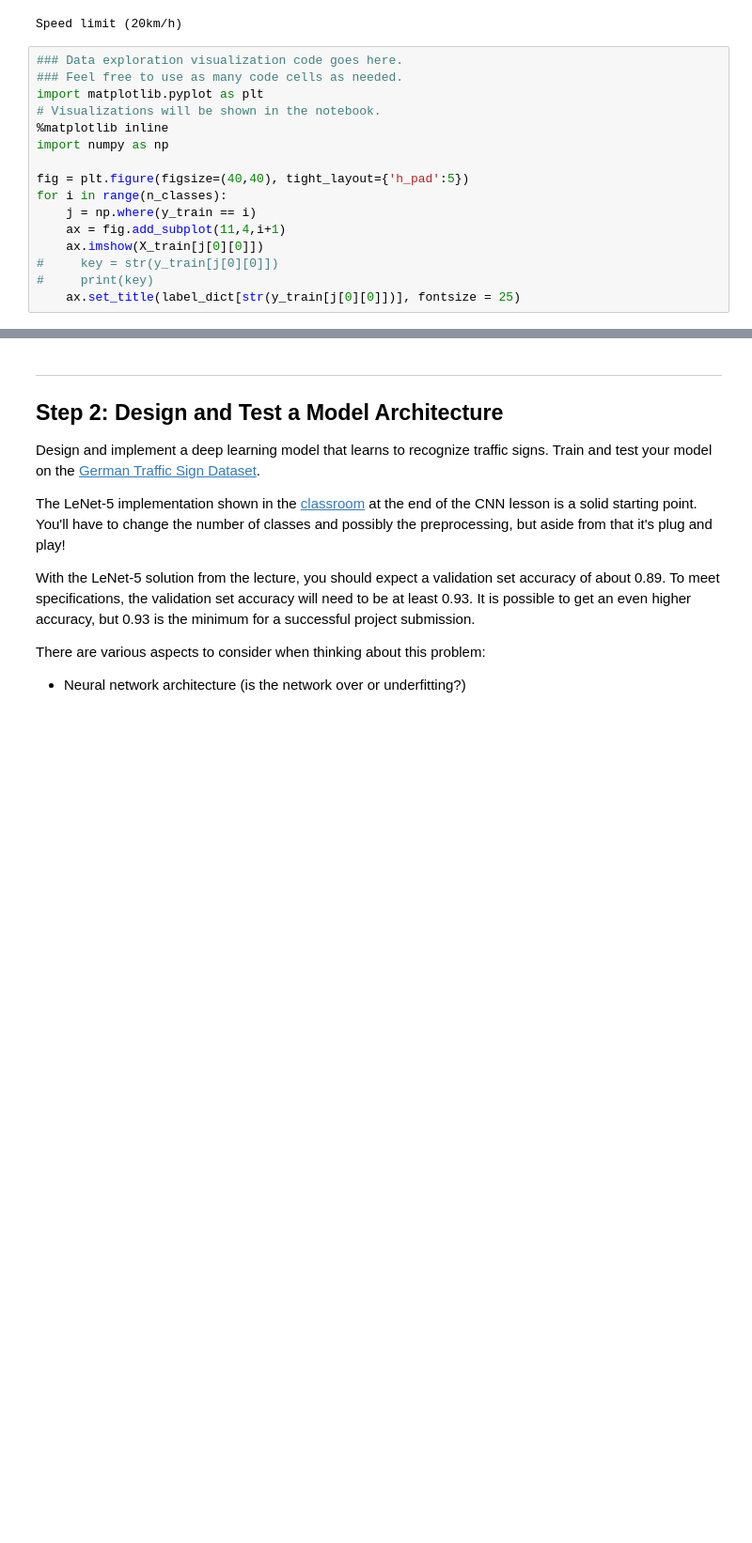
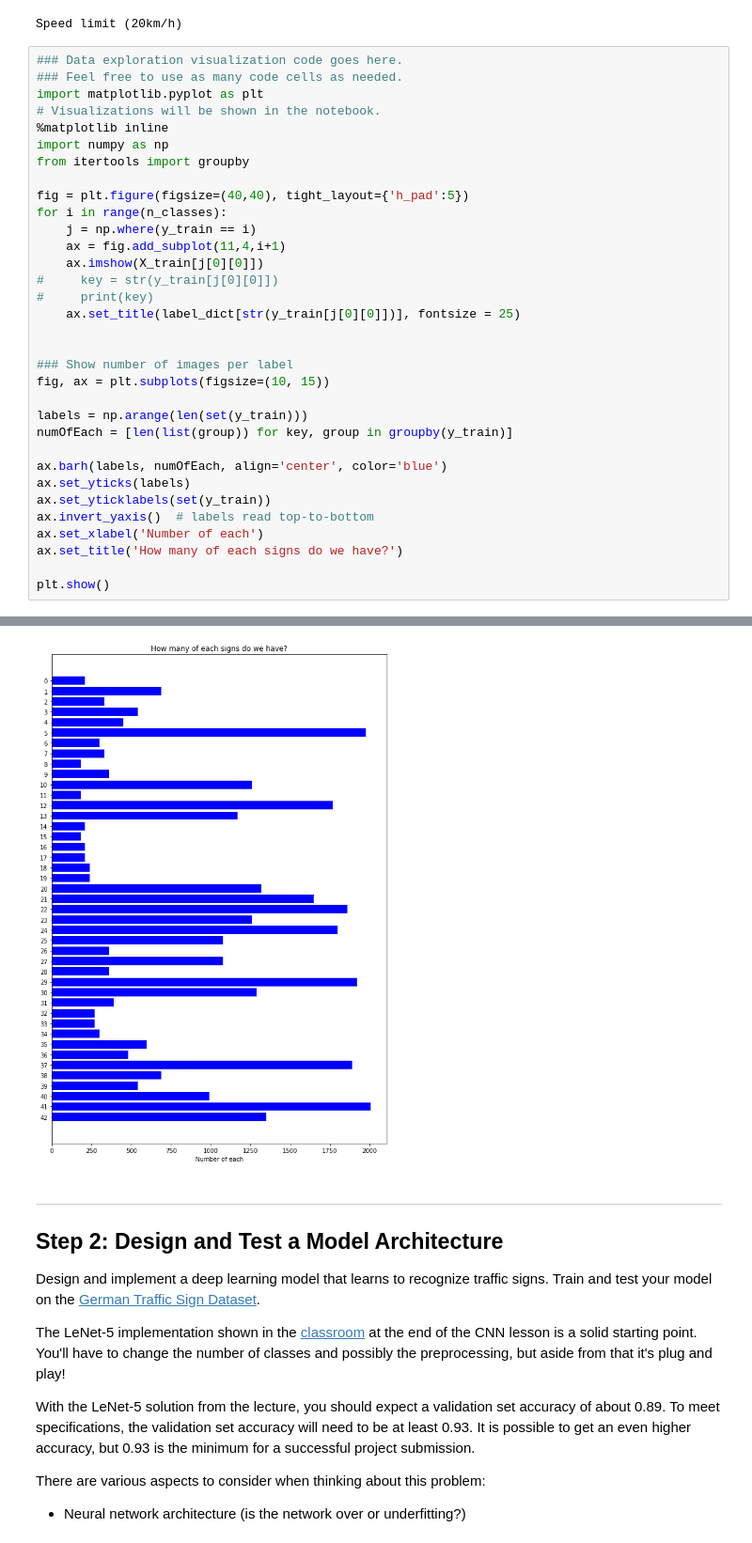
Before and after one commit to skat00sh/CarND-Traffic-Sign-Classifier-Project, a Jupyter notebook: Traffic_Sign_Classifier.ipynb, the cells around one changed output, grey strips where cells are left out. Shown at 94% size. Saved outputs shown, nothing was run; the diff lists cells and outputs as text; blank space fills up the shorter version.

```diff
--- a/Traffic_Sign_Classifier.ipynb
+++ b/Traffic_Sign_Classifier.ipynb
@@ -125,21 +125,39 @@ Speed limit (20km/h)
 # %%
 ### Data exploration visualization code goes here.
 ### Feel free to use as many code cells as needed.
 import matplotlib.pyplot as plt
 # Visualizations will be shown in the notebook.
 %matplotlib inline
 import numpy as np
+from itertools import groupby
 
 fig = plt.figure(figsize=(40,40), tight_layout={'h_pad':5})
 for i in range(n_classes):
     j = np.where(y_train == i)
     ax = fig.add_subplot(11,4,i+1)
     ax.imshow(X_train[j[0][0]])
 #     key = str(y_train[j[0][0]])
 #     print(key)
     ax.set_title(label_dict[str(y_train[j[0][0]])], fontsize = 25)
+
+
+### Show number of images per label
+fig, ax = plt.subplots(figsize=(10, 15))
+
+labels = np.arange(len(set(y_train)))
+numOfEach = [len(list(group)) for key, group in groupby(y_train)]
+
+ax.barh(labels, numOfEach, align='center', color='blue')
+ax.set_yticks(labels)
+ax.set_yticklabels(set(y_train))
+ax.invert_yaxis()  # labels read top-to-bottom
+ax.set_xlabel('Number of each')
+ax.set_title('How many of each signs do we have?')
+
+plt.show()
 # %% [output]
 [figure]
+[figure, added]
 # %% [markdown]
 ----
 
```
Also changed, not shown: parts of 12 cells of this notebook.
